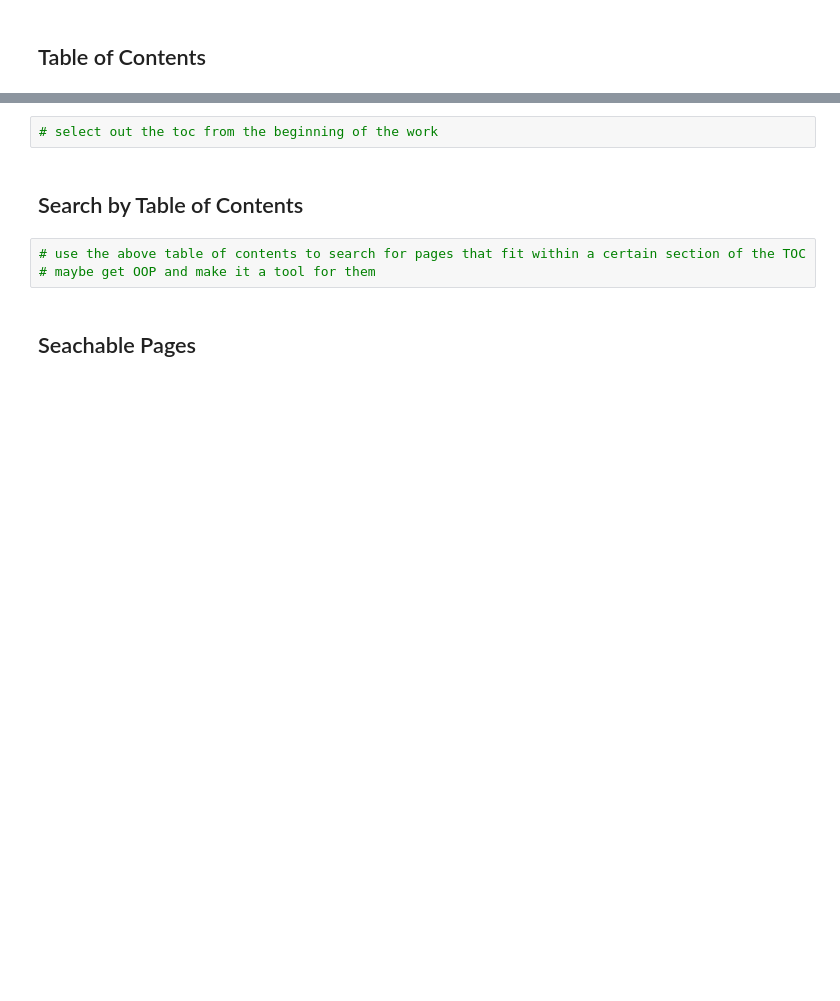
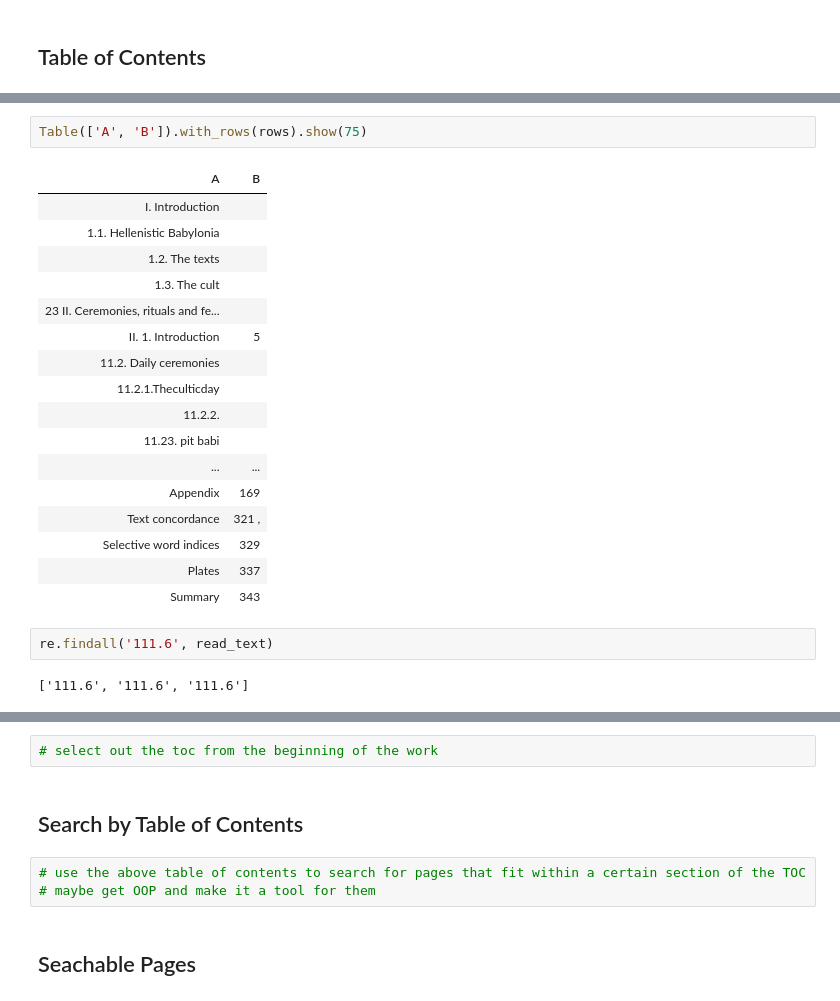
Before and after one commit to TomPiona/AndersonModule, a Jupyter notebook: More Strings and Regex/More Strings and Regex.ipynb, the cells around one changed output, grey strips where cells are left out. Cells and saved outputs as stored; diff of their text form; blank space fills up the shorter version.

```diff
--- a/More Strings and Regex/More Strings and Regex.ipynb
+++ b/More Strings and Regex/More Strings and Regex.ipynb
@@ -36,0 +124,24 @@ read_text
+# %%
+Table(['A', 'B']).with_rows(rows).show(75)
+# %% [output]
+| A | B |
+| I. Introduction |  |
+| 1.1. Hellenistic Babylonia |  |
+| 1.2. The texts |  |
+| 1.3. The cult |  |
+| 23 II. Ceremonies, rituals and fe... |  |
+| II. 1. Introduction | 5 |
+| 11.2. Daily ceremonies |  |
+| 11.2.1.Theculticday |  |
+| 11.2.2. |  |
+| 11.23. pit babi |  |
+| ... | ... |
+| Appendix | 169 |
+| Text concordance | 321 , |
+| Selective word indices | 329 |
+| Plates | 337 |
+| Summary | 343 |
+# %%
+re.findall('111.6', read_text)
+# %% [output]
+['111.6', '111.6', '111.6']
```
Also changed, not shown: parts of 20 cells of this notebook.
